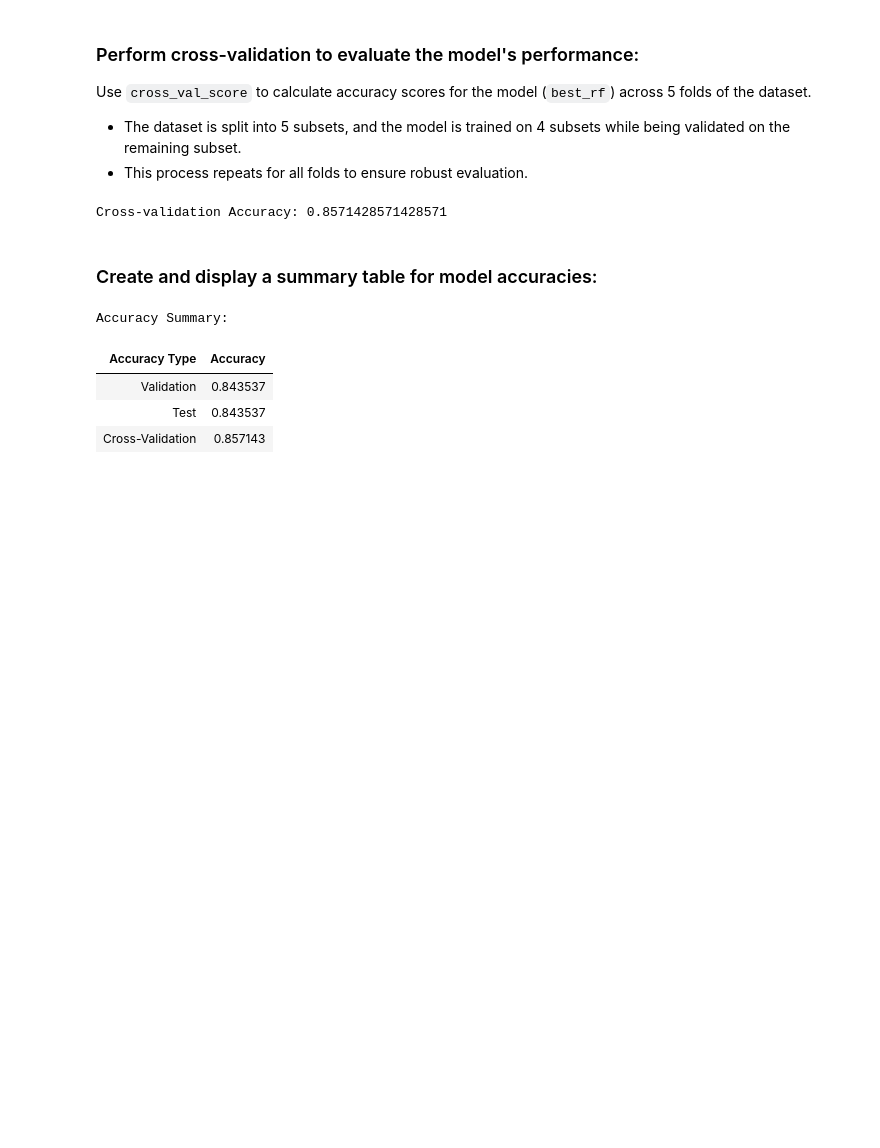
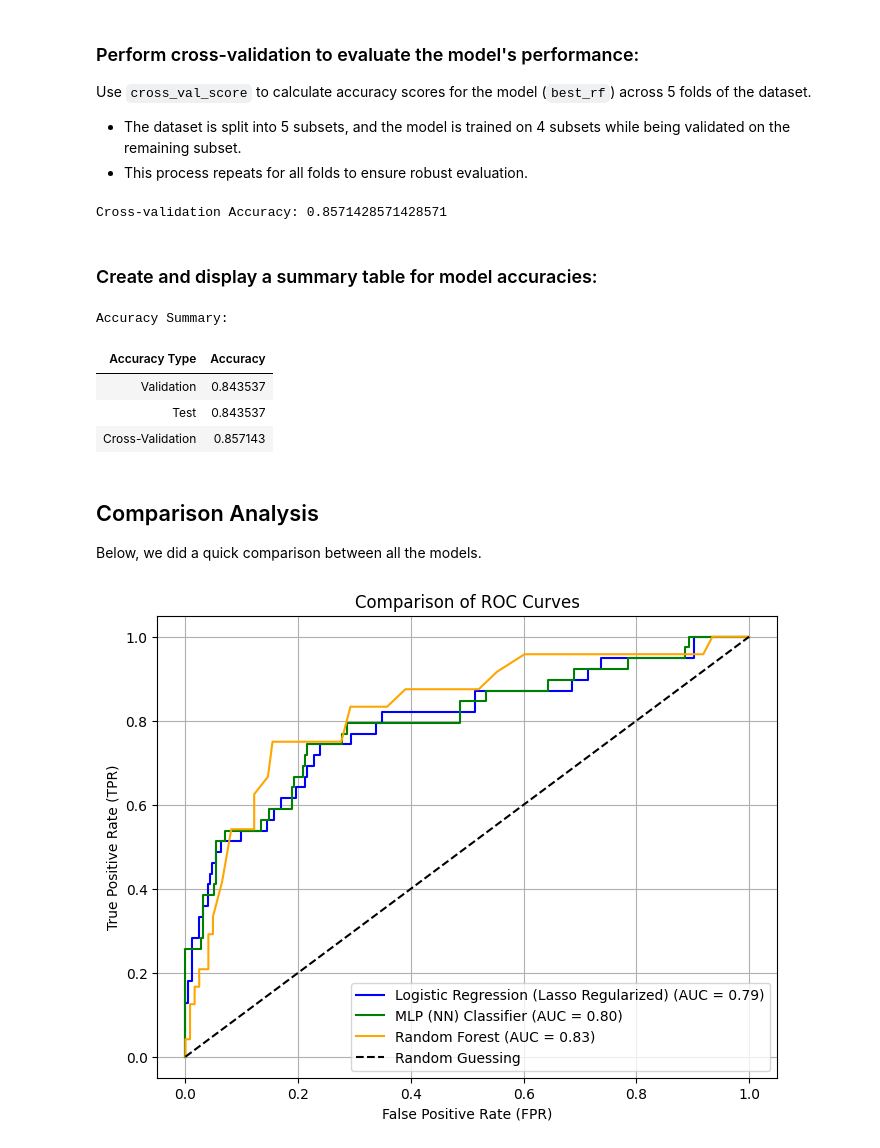
Before and after one commit to michyli/AttritionPredictionModel, a Jupyter notebook: main.ipynb, the cells around one changed output. Drawn from its saved outputs; the diff is of its cells as text; code cells hidden in the pictures; blank space fills up the shorter version.

Commit message:
added comparison graph

```diff
--- a/main.ipynb
+++ b/main.ipynb
@@ -259,11 +259,11 @@ Unregularized Accuracy: 0.8809523809523809
 from sklearn.metrics import classification_report, roc_curve
 
 
-fpr, tpr, th = roc_curve(y_test, simple_yhat)
-auc = roc_auc_score(y_test, simple_yhat)
+fpr_log, tpr_log, th = roc_curve(y_test, simple_yhat)
+auc_log = roc_auc_score(y_test, simple_yhat)
 
 lw = 2
-plt.plot(fpr, tpr, color='blue', lw=lw, label='AUC = %0.2f' % auc)
+plt.plot(fpr_log, tpr_log, color='blue', lw=lw, label='AUC = %0.2f' % auc_log)
 plt.plot([0, 1], [0, 1], color='red', lw=lw, linestyle='--')
 plt.xlabel('FPR')
 plt.ylabel('TPR')
@@ -363,13 +363,13 @@ Confusion Matrix (Validation Set):
 The ROC AUC score and ROC curve are used to evaluate the model's discriminatory power, showing the trade-off between true positive rate and false positive rate.
 # %%
 # ROC AUC Score
-roc_auc = roc_auc_score(y_test, y_val_pred_proba)
+auc_nn = roc_auc_score(y_test, y_val_pred_proba)
 print("ROC AUC Score (Validation Set):", roc_auc)
 
 # Plot ROC Curve
-fpr, tpr, thresholds = roc_curve(y_test, y_val_pred_proba)
+fpr_nn, tpr_nn, thresholds = roc_curve(y_test, y_val_pred_proba)
 plt.figure()
-plt.plot(fpr, tpr, label='MLP Classifier (area = %0.2f)' % roc_auc)
+plt.plot(fpr_nn, tpr_nn, label='MLP Classifier (area = %0.2f)' % auc_nn)
 plt.plot([0, 1], [0, 1], 'k--')  # Random guessing
 plt.xlim([0.0, 1.0])
 plt.ylim([0.0, 1.05])
@@ -586,11 +586,11 @@ ROC AUC Score (Validation Set): 0.8257113821138211
    - Display the AUC value in the legend for reference.
 # %%
 # ROC-AUC and ROC Curve for validation set
-roc_auc = roc_auc_score(y_val, y_val_pred_proba)
-fpr, tpr, _ = roc_curve(y_val, y_val_pred_proba)
+auc_rf = roc_auc_score(y_val, y_val_pred_proba)
+fpr_rf, tpr_rf, _ = roc_curve(y_val, y_val_pred_proba)
 
 plt.figure()
-plt.plot(fpr, tpr, label=f"ROC Curve (AUC = {roc_auc:.2f})")
+plt.plot(fpr_rf, tpr_rf, label=f"ROC Curve (AUC = {auc_rf:.2f})")
 plt.plot([0, 1], [0, 1], 'k--')
 plt.xlabel("False Positive Rate")
 plt.ylabel("True Positive Rate")
@@ -730,3 +730,22 @@ Accuracy Summary:
 | Validation | 0.843537 |
 | Test | 0.843537 |
 | Cross-Validation | 0.857143 |
+# %% [markdown]
+## Comparison Analysis
+
+Below, we did a quick comparison between all the models.
+# %%
+plt.figure(figsize=(8, 6))
+plt.plot(fpr_log, tpr_log, label=f"Logistic Regression (Lasso Regularized) (AUC = {auc_log:.2f})", color='blue')
+plt.plot(fpr_nn, tpr_nn, label=f"MLP (NN) Classifier (AUC = {auc_nn:.2f})", color='green')
+plt.plot(fpr_rf, tpr_rf, label=f"Random Forest (AUC = {auc_rf:.2f})", color='orange')
+plt.plot([0, 1], [0, 1], 'k--', label="Random Guessing")  # Diagonal line
+
+plt.xlabel("False Positive Rate (FPR)")
+plt.ylabel("True Positive Rate (TPR)")
+plt.title("Comparison of ROC Curves")
+plt.legend(loc="lower right")
+plt.grid()
+plt.show()
+# %% [output]
+[figure, added]
```
Also changed, not shown: parts of 2 cells of this notebook.
